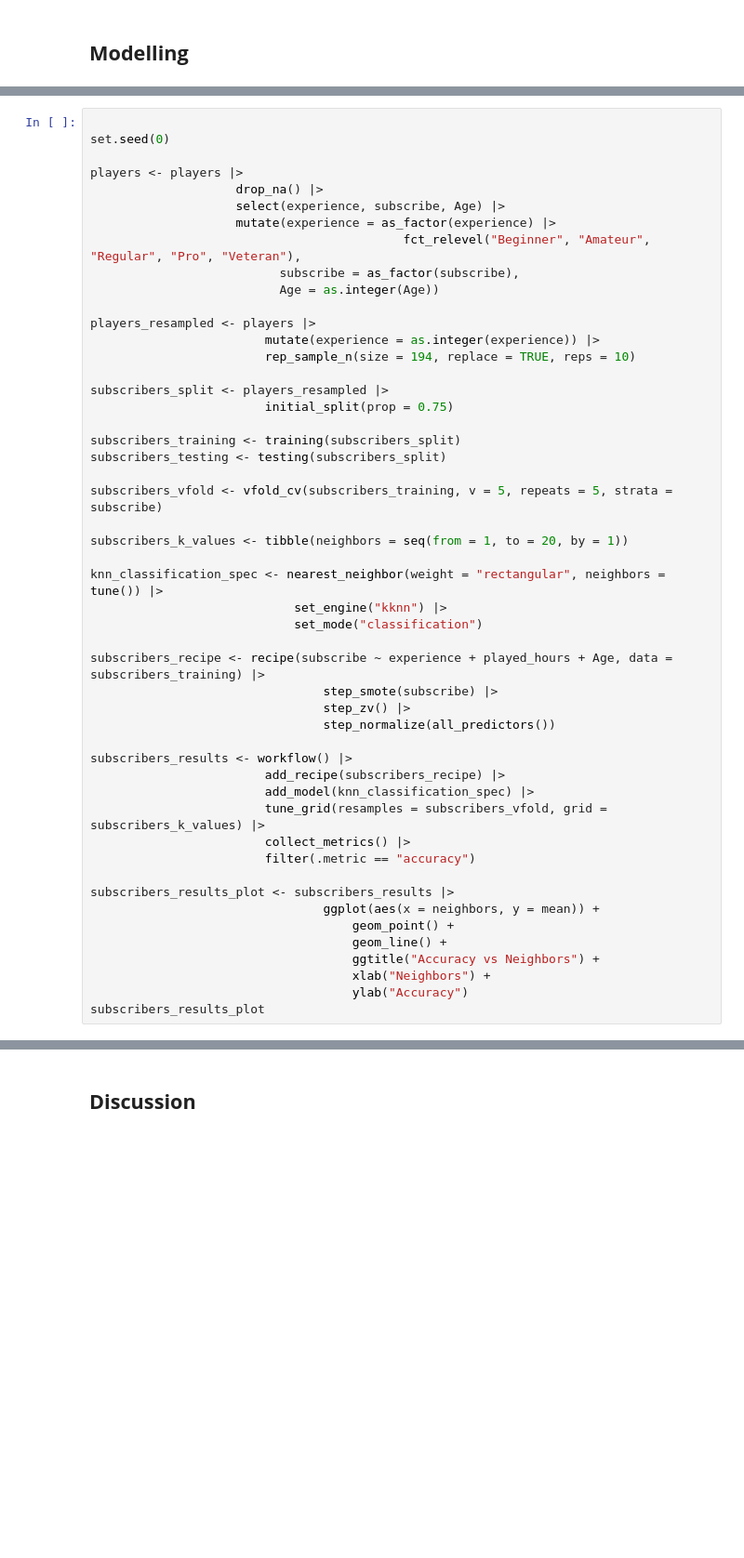
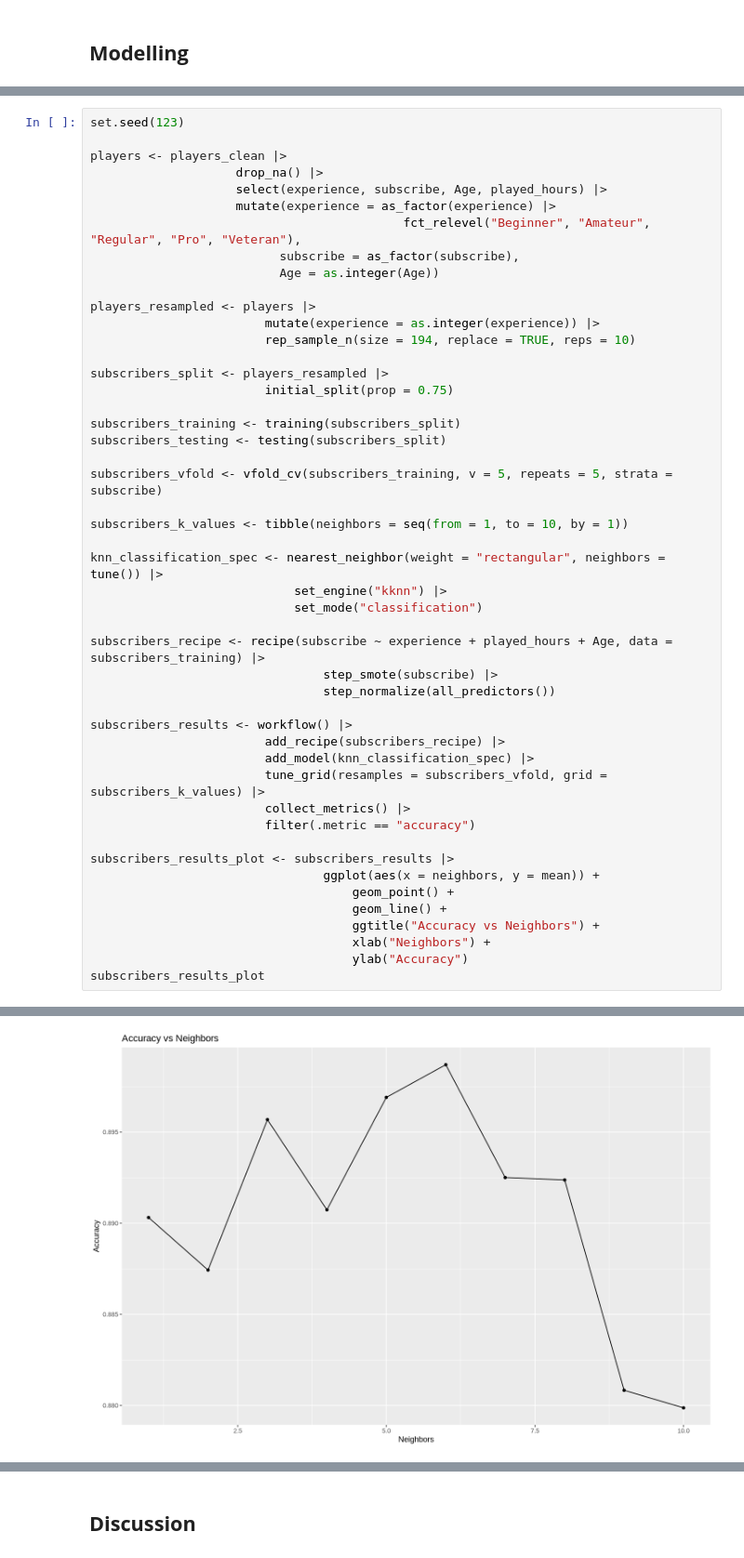
Before and after one commit to Jessica9521/Final-DSCI-100-Project, a Jupyter notebook: DSCI_Final_Project_Report.ipynb, the cells around one changed output, grey strips where cells are left out. Shown at 93% size. Drawn from its saved outputs; the diff is of its cells as text; blank space fills up the shorter version.

```diff
--- a/DSCI_Final_Project_Report.ipynb
+++ b/DSCI_Final_Project_Report.ipynb
@@ -236,10 +238,9 @@ num_plot2
 # %%
+set.seed(123)
 
-set.seed(0)
-
-players <- players |>
+players <- players_clean |>
                     drop_na() |>
-                    select(experience, subscribe, Age) |>
+                    select(experience, subscribe, Age, played_hours) |>
                     mutate(experience = as_factor(experience) |>
                                            fct_relevel("Beginner", "Amateur", "Regular", "Pro", "Veteran"),
                           subscribe = as_factor(subscribe),
@@ -257,7 +258,7 @@ subscribers_testing <- testing(subscribers_split)
 
 subscribers_vfold <- vfold_cv(subscribers_training, v = 5, repeats = 5, strata = subscribe)
 
-subscribers_k_values <- tibble(neighbors = seq(from = 1, to = 20, by = 1))
+subscribers_k_values <- tibble(neighbors = seq(from = 1, to = 10, by = 1))
 
 knn_classification_spec <- nearest_neighbor(weight = "rectangular", neighbors = tune()) |>
                             set_engine("kknn") |>
@@ -265,7 +266,6 @@ knn_classification_spec <- nearest_neighbor(weight = "rectangular", neighbors =
 
 subscribers_recipe <- recipe(subscribe ~ experience + played_hours + Age, data = subscribers_training) |>
                                 step_smote(subscribe) |>
-                                step_zv() |>
                                 step_normalize(all_predictors())
 
 subscribers_results <- workflow() |>
@@ -290,0 +287 @@ ERROR: Error in `recipe()`:
+[figure, added]
```
Also changed, not shown: parts of 9 cells of this notebook.
